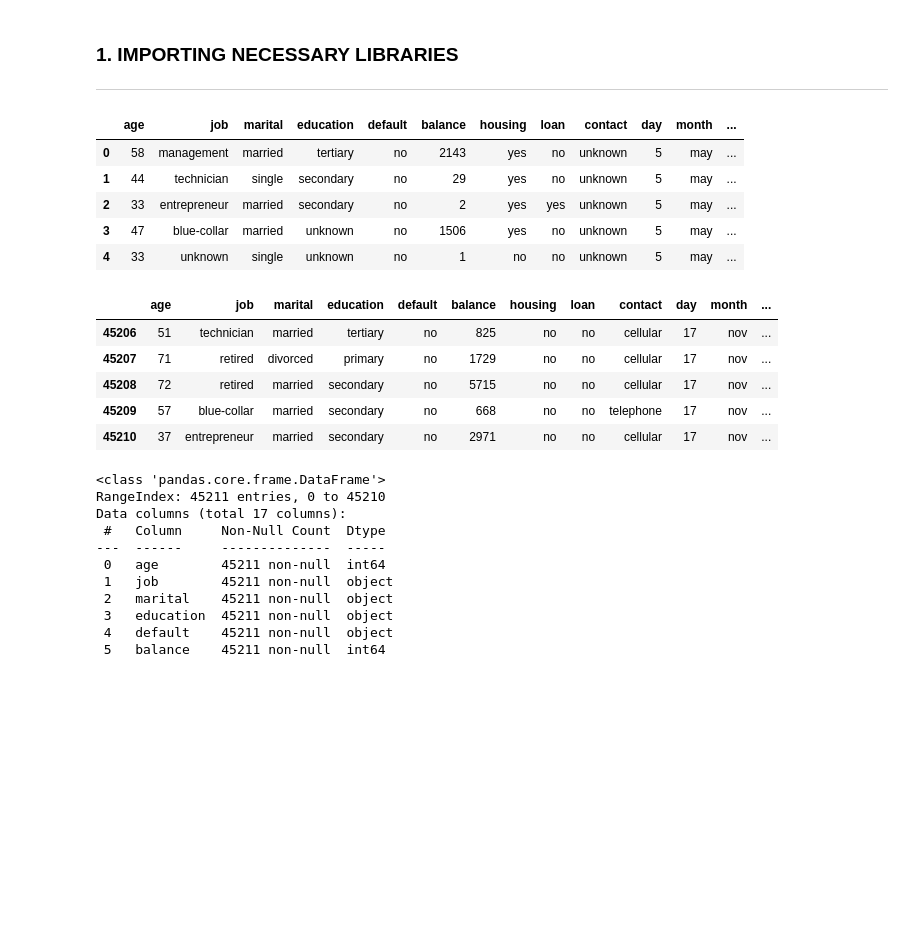
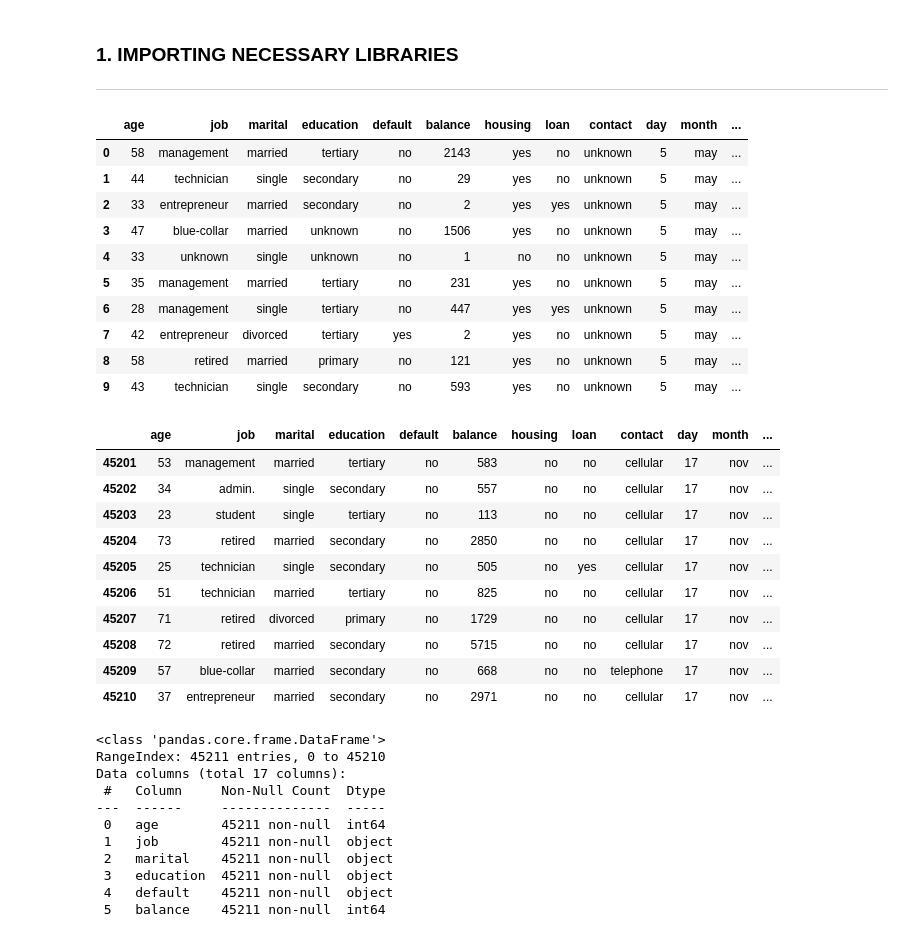
Before and after one commit to SenseiBassa/Nexux-Capstone-1, a Jupyter notebook: Capstone_Project_1.ipynb, the cells around one changed output. Drawn from its saved outputs; the diff is of its cells as text; code cells hidden in the pictures; blank space fills up the shorter version.

```diff
--- a/Capstone_Project_1.ipynb
+++ b/Capstone_Project_1.ipynb
@@ -141,18 +140,28 @@ from sklearn.preprocessing import LabelEncoder
 # read/load the Bank dataset
 df = pd.read_excel(r"/content/bank.xlsx")
 # %%
-df.head()
+df.head(10)
 # %% [output]
 |  | age | job | marital | education | default | balance | housing | loan | contact | day | month | ... |
 | 0 | 58 | management | married | tertiary | no | 2143 | yes | no | unknown | 5 | may | ... |
 | 1 | 44 | technician | single | secondary | no | 29 | yes | no | unknown | 5 | may | ... |
 | 2 | 33 | entrepreneur | married | secondary | no | 2 | yes | yes | unknown | 5 | may | ... |
 | 3 | 47 | blue-collar | married | unknown | no | 1506 | yes | no | unknown | 5 | may | ... |
 | 4 | 33 | unknown | single | unknown | no | 1 | no | no | unknown | 5 | may | ... |
+| 5 | 35 | management | married | tertiary | no | 231 | yes | no | unknown | 5 | may | ... |
+| 6 | 28 | management | single | tertiary | no | 447 | yes | yes | unknown | 5 | may | ... |
+| 7 | 42 | entrepreneur | divorced | tertiary | yes | 2 | yes | no | unknown | 5 | may | ... |
+| 8 | 58 | retired | married | primary | no | 121 | yes | no | unknown | 5 | may | ... |
+| 9 | 43 | technician | single | secondary | no | 593 | yes | no | unknown | 5 | may | ... |
 # %%
-df.tail()
+df.tail(10)
 # %% [output]
 |  | age | job | marital | education | default | balance | housing | loan | contact | day | month | ... |
+| 45201 | 53 | management | married | tertiary | no | 583 | no | no | cellular | 17 | nov | ... |
+| 45202 | 34 | admin. | single | secondary | no | 557 | no | no | cellular | 17 | nov | ... |
+| 45203 | 23 | student | single | tertiary | no | 113 | no | no | cellular | 17 | nov | ... |
+| 45204 | 73 | retired | married | secondary | no | 2850 | no | no | cellular | 17 | nov | ... |
+| 45205 | 25 | technician | single | secondary | no | 505 | no | yes | cellular | 17 | nov | ... |
 | 45206 | 51 | technician | married | tertiary | no | 825 | no | no | cellular | 17 | nov | ... |
 | 45207 | 71 | retired | divorced | primary | no | 1729 | no | no | cellular | 17 | nov | ... |
 | 45208 | 72 | retired | married | secondary | no | 5715 | no | no | cellular | 17 | nov | ... |
```
Also changed, not shown: parts of 50 cells of this notebook.
